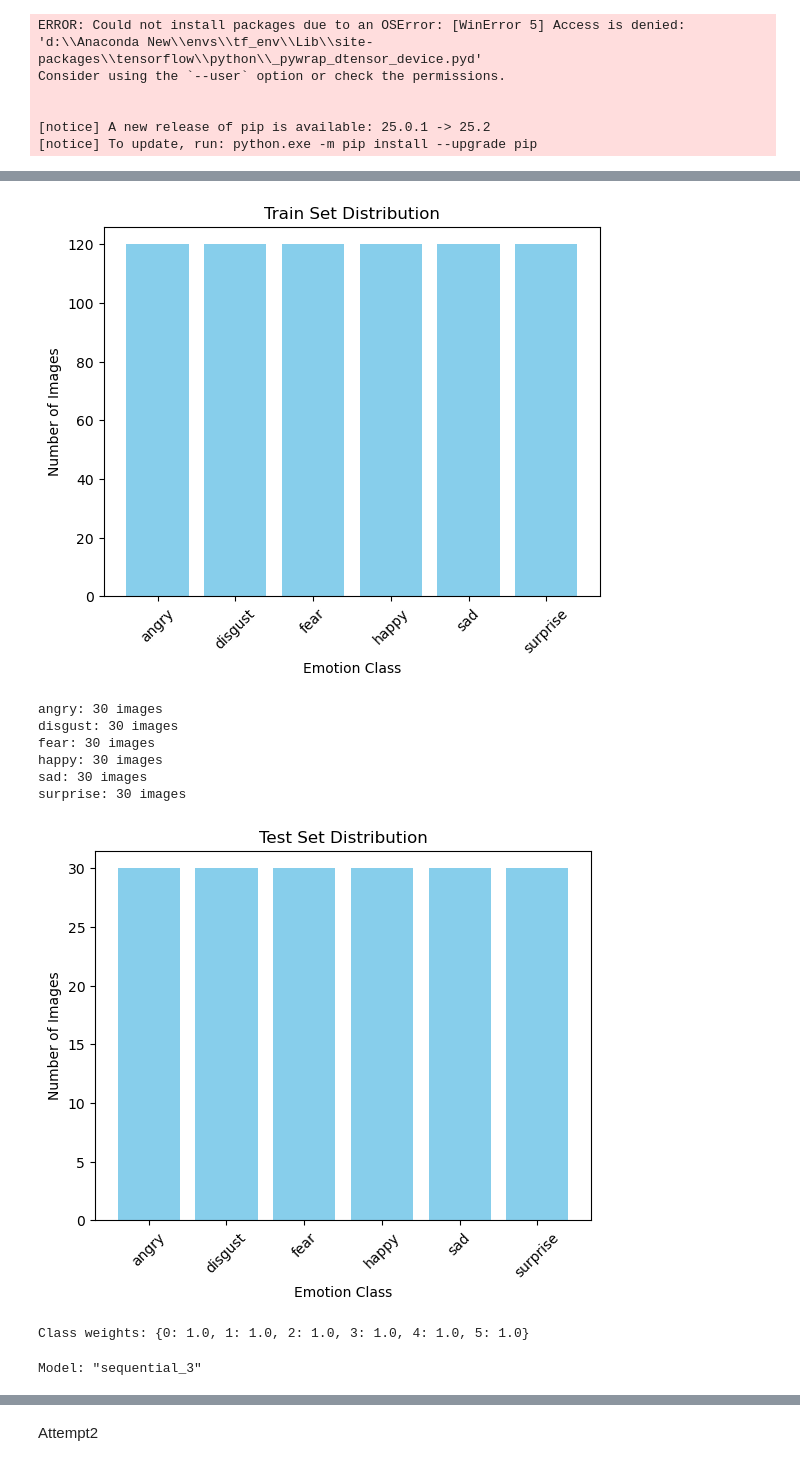
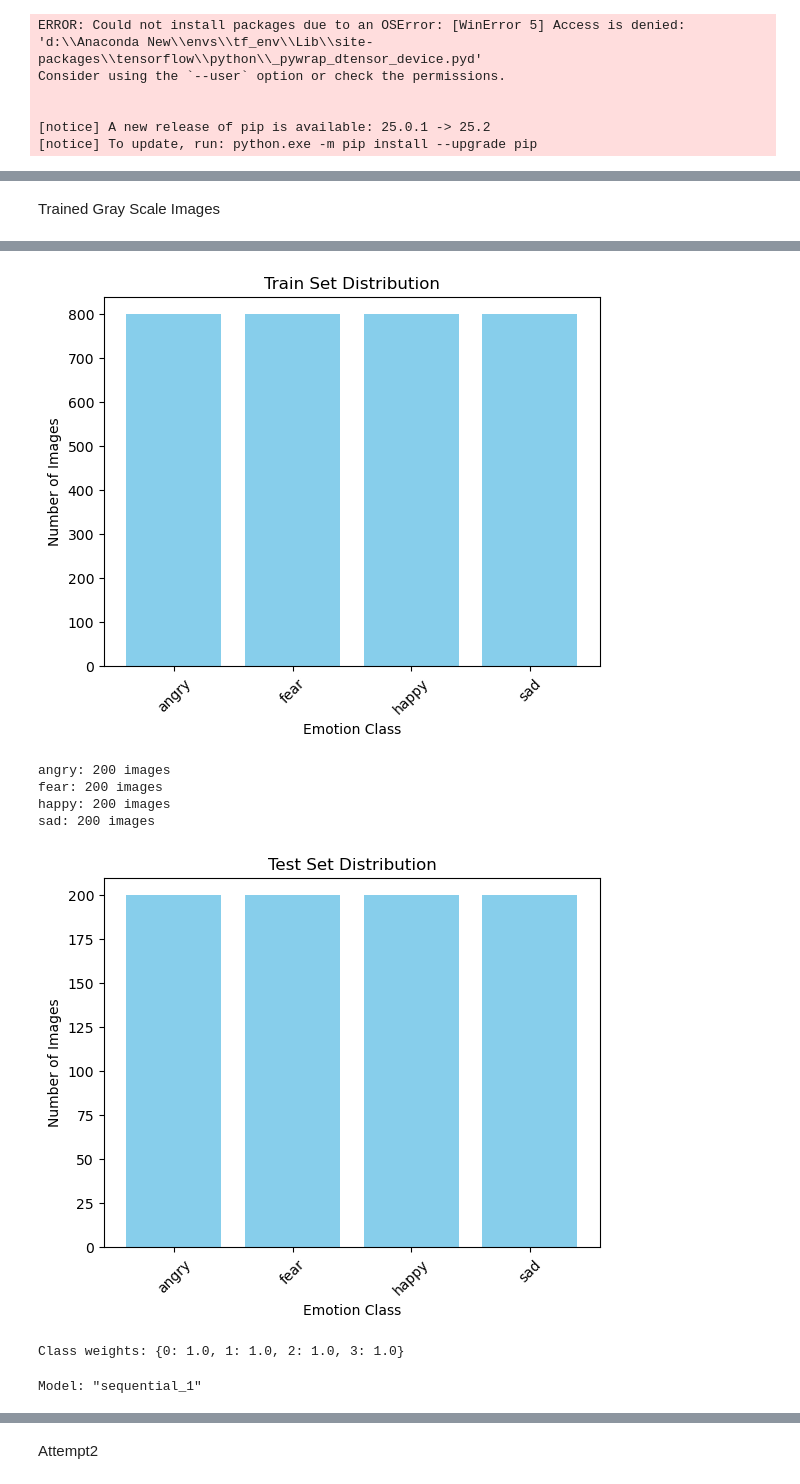
Before and after one commit to Selani00/Facial_Emotion_Recongnition, a Jupyter notebook: Eye_emotion_recognition/eye_emotion_mobilenet.ipynb, the cells around one changed output, grey strips where cells are left out. Drawn from its saved outputs; the diff is of its cells as text; code cells hidden in the pictures.

Commit message:
Eye emotion model testings

```diff
--- a/Eye_emotion_recognition/eye_emotion_mobilenet.ipynb
+++ b/Eye_emotion_recognition/eye_emotion_mobilenet.ipynb
@@ -41,3 +231,5 @@ Consider using the `--user` option or check the permissions.
+# %% [markdown]
+Trained Gray Scale Images
 # %%
 import os
 import cv2
@@ -54,22 +246,23 @@ from tensorflow.keras import layers, models, optimizers, callbacks
 IMG_SIZE = (224, 224)
 BATCH_SIZE = 32
 EPOCHS = 50
-CLASS_NAMES = ['angry', 'disgust', 'fear', 'happy', 'sad', 'surprise']
-DATA_DIR = r"D:\eye_dataset\150_eye dataset_gray"  # Folder with subfolders for classes
+CLASS_NAMES = ['angry', 'fear', 'happy', 'sad']
+DATA_DIR = r"D:\eye_dataset\grayscale-eye-dataset-1000-4classes"  # Folder with subfolders for classes
 
 def load_and_preprocess_all(data_dir):
     images = []
     labels = []
+    subset_path = os.path.join(data_dir)
     class_counts = {cls: 0 for cls in CLASS_NAMES}
 
     for idx, cls in enumerate(CLASS_NAMES):
-        cls_path = os.path.join(data_dir, cls)
+        cls_path = os.path.join(subset_path, cls)
         if not os.path.exists(cls_path):
             print(f"Warning: class folder {cls} does not exist.")
             continue
         files = [f for f in os.listdir(cls_path) if os.path.isfile(os.path.join(cls_path, f))]
         class_counts[cls] = len(files)
-        print(f"Loading {class_counts[cls]} images for class '{cls}'")
+        print(f"Loading {class_counts[cls]} images for class '{cls}' in  dataset")
         for file in files:
             img_path = os.path.join(cls_path, file)
             img = cv2.imread(img_path, cv2.IMREAD_GRAYSCALE)  # Load single channel grayscale
@@ -86,8 +279,8 @@ def load_and_preprocess_all(data_dir):
     images = np.array(images)
     labels = np.array(labels)
 
-    print(f"Total images loaded: {len(images)}")
-    print("Counts per class:", class_counts)
+    print(f"Total images loaded for dataset: {len(images)}")
+    print(f"Counts per class in dataset:", class_counts)
     return images, labels
 
 def plot_class_distribution(labels, class_names, title="Class Distribution"):
@@ -230,13 +417,11 @@ surprise: 120 images
-[figure, old version]
+[figure, new version]
-angry: 30 images
-disgust: 30 images
-fear: 30 images
-happy: 30 images
-sad: 30 images
-surprise: 30 images
+angry: 200 images
+fear: 200 images
+happy: 200 images
+sad: 200 images
-[figure, old version]
+[figure, new version]
-Class weights: {0: 1.0, 1: 1.0, 2: 1.0, 3: 1.0, 4: 1.0, 5: 1.0}
+Class weights: {0: 1.0, 1: 1.0, 2: 1.0, 3: 1.0}
-Model: "sequential_3"
+Model: "sequential_1"
 ┏━━━━━━━━━━━━━━━━━━━━━━━━━━━━━━━━━┳━━━━━━━━━━━━━━━━━━━━━━━━┳━━━━━━━━━━━━━━━┓
 ┃ Layer (type)                    ┃ Output Shape           ┃       Param # ┃
 ┡━━━━━━━━━━━━━━━━━━━━━━━━━━━━━━━━━╇━━━━━━━━━━━━━━━━━━━━━━━━╇━━━━━━━━━━━━━━━┩
```
Also changed, not shown: parts of 15 cells of this notebook, 4 other files.
